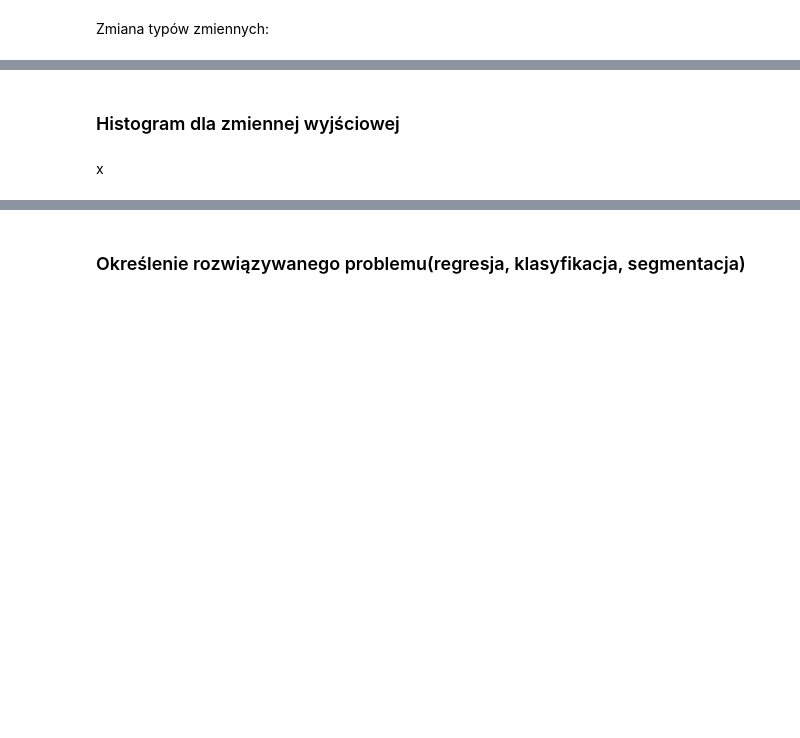
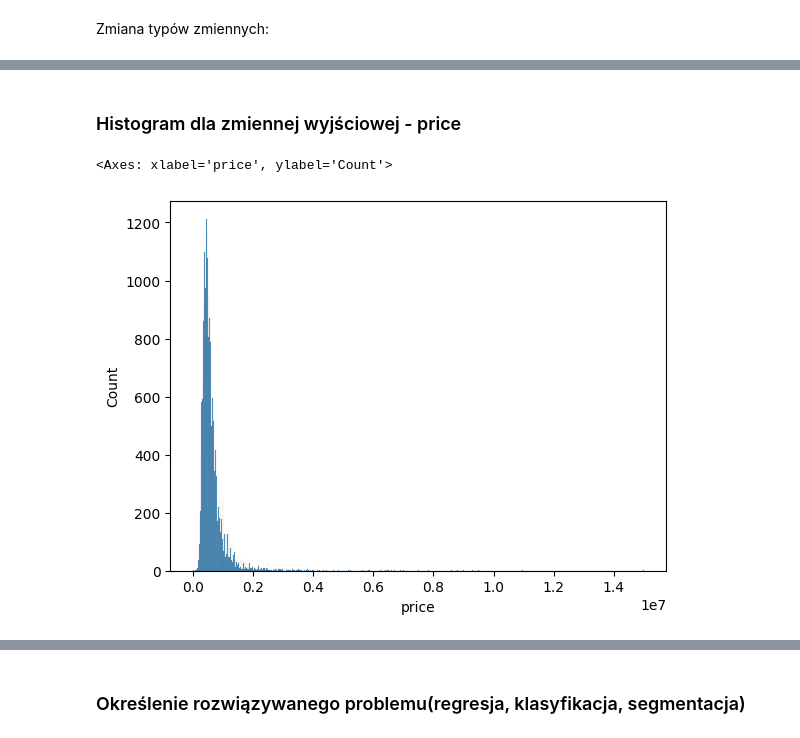
Before and after one commit to karoldziadkowiec/House-Price-Predictor-AI, a Jupyter notebook: House_Price_Predictor_AI.ipynb, the cells around one changed output, grey strips where cells are left out. Drawn from its saved outputs; the diff is of its cells as text; code cells hidden in the pictures; blank space fills up the shorter version.

Commit message:
Added histogram & boxblot

```diff
--- a/House_Price_Predictor_AI.ipynb
+++ b/House_Price_Predictor_AI.ipynb
@@ -187,4 +187,7 @@ data.describe()
 # %% [markdown]
-<h3>Histogram dla zmiennej wyjściowej</h3>
+<h3>Histogram dla zmiennej wyjściowej - price</h3>
-# %% [markdown]
-x
+# %%
+sns.histplot(data['price'])
+# %% [output]
+<Axes: xlabel='price', ylabel='Count'>
+[figure, added]
```
Also changed, not shown: parts of 6 cells of this notebook.
